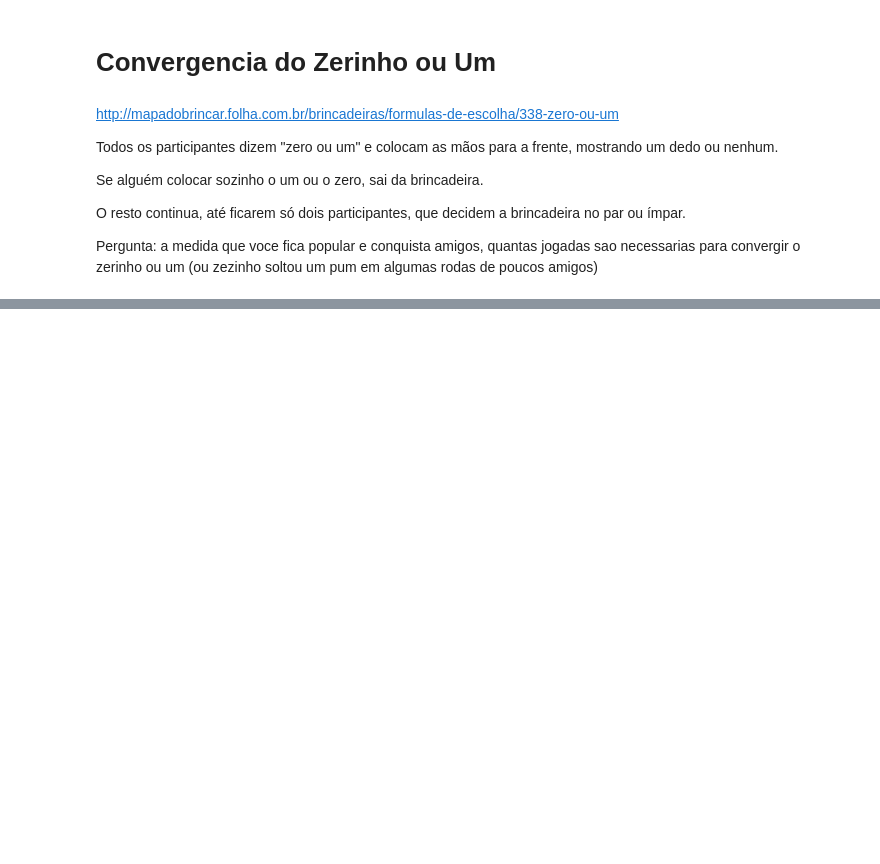
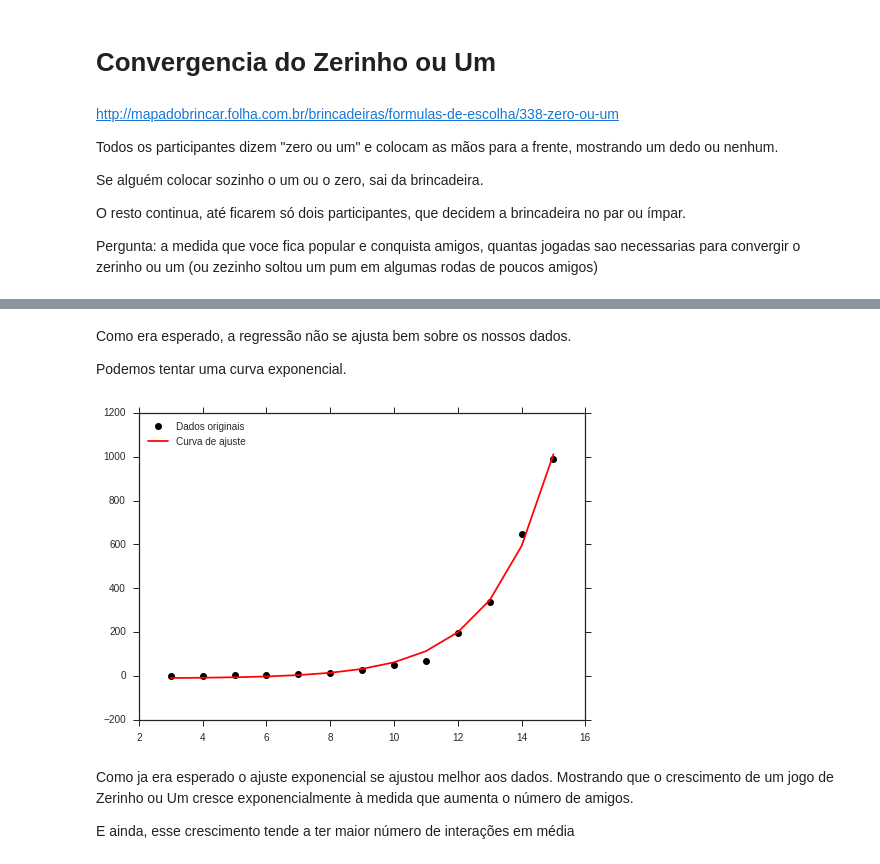
Before and after one commit to ricardogando/brincadeiras, a Jupyter notebook: zezinho.ipynb, the cells around one changed output, grey strips where cells are left out. Cells and saved outputs as stored; diff of their text form; code cells hidden in the pictures; blank space fills up the shorter version.

```diff
--- a/zezinho.ipynb
+++ b/zezinho.ipynb
@@ -195,0 +243,30 @@ g = sns.lmplot(x="minimo", y="maximo", data=tabela, size=7)
+# %% [markdown]
+Como era esperado, a regressão não se ajusta bem sobre os nossos dados.
+
+Podemos tentar uma curva exponencial.
+# %%
+from scipy.optimize import curve_fit
+
+def func(x, a, b, c):
+    return a * np.exp(-b * x) + c
+
+
+x = np.linspace(0,4,13)
+y = media_galera.values()
+yn = y + 0.2*np.random.normal(size=len(x))
+
+popt, pcov = curve_fit(func, x, yn)
+
+sns.set(style="ticks")
+
+plt.plot(index.keys(), media_galera.values(), 'ko', label="Dados originais")
+plt.plot(index.keys(), func(x, *popt), 'r-', label="Curva de ajuste")
+
+plt.legend(loc=2)
+plt.show()
+# %% [output]
+[figure, added]
+# %% [markdown]
+Como ja era esperado o ajuste exponencial se ajustou melhor aos dados. Mostrando que o crescimento de um jogo de Zerinho ou Um cresce exponencialmente à medida que aumenta o número de amigos.
+
+E ainda, esse crescimento tende a ter maior número de interações em média
```
Also changed, not shown: parts of 25 cells of this notebook.
